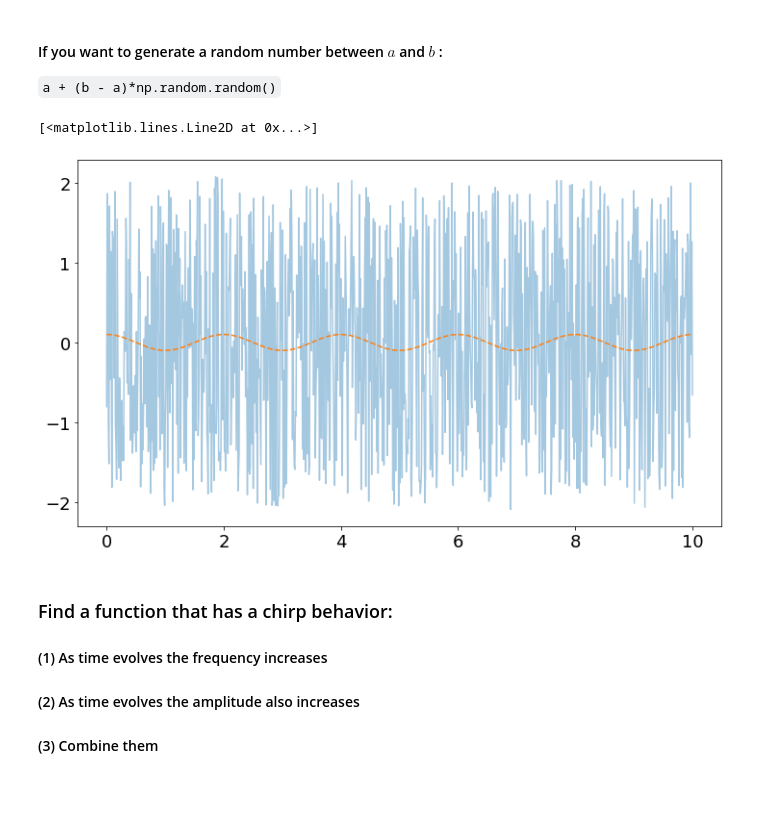
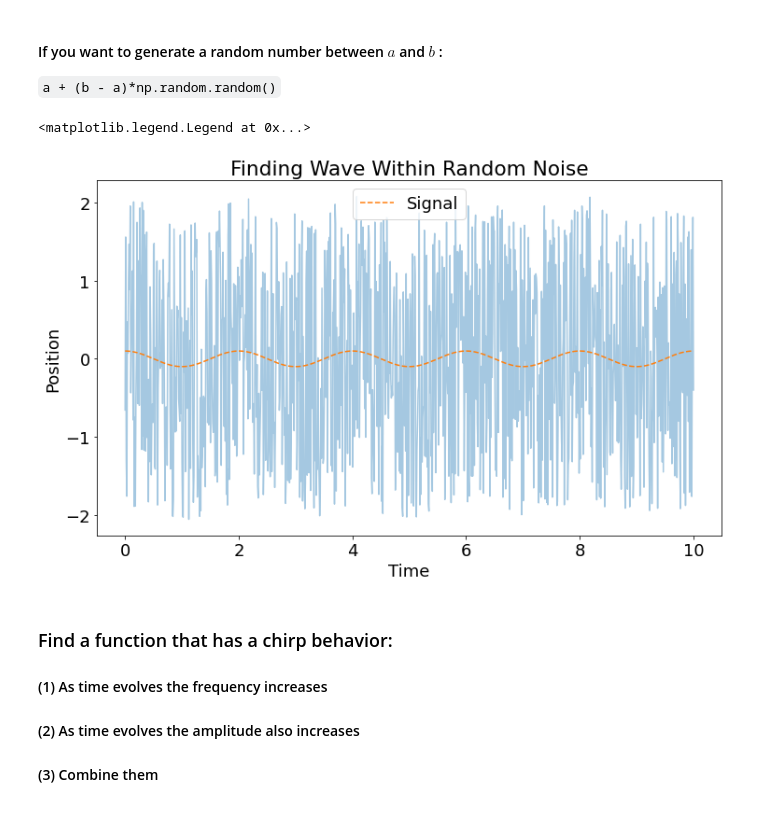
Before and after one commit to lizkapelevich/Matrix_Multiply, a Jupyter notebook: Precursor to the Project.ipynb, the cells around one changed output. Drawn from its saved outputs; the diff is of its cells as text; code cells hidden in the pictures.

```diff
--- a/Precursor to the Project.ipynb
+++ b/Precursor to the Project.ipynb
@@ -79,11 +85,15 @@ np.min(n), np.max(n)
 # %%
 plt.rcParams.update({'font.size': 18})
 plt.figure(figsize=(12,7))
 plt.plot(t, n + x1/10, alpha=0.4)
 plt.plot(t, x1/10, '--', label = "Signal")
+plt.title("Finding Wave Within Random Noise")
+plt.xlabel("Time")
+plt.ylabel("Position")
+plt.legend()
 # %% [output]
-[<matplotlib.lines.Line2D at 0x...>]
+<matplotlib.legend.Legend at 0x...>
-[figure, old version]
+[figure, new version]
 # %% [markdown]
 ### Find a function that has a chirp behavior:
 #### (1) As time evolves the frequency increases
```
Also changed, not shown: parts of 8 cells of this notebook.
